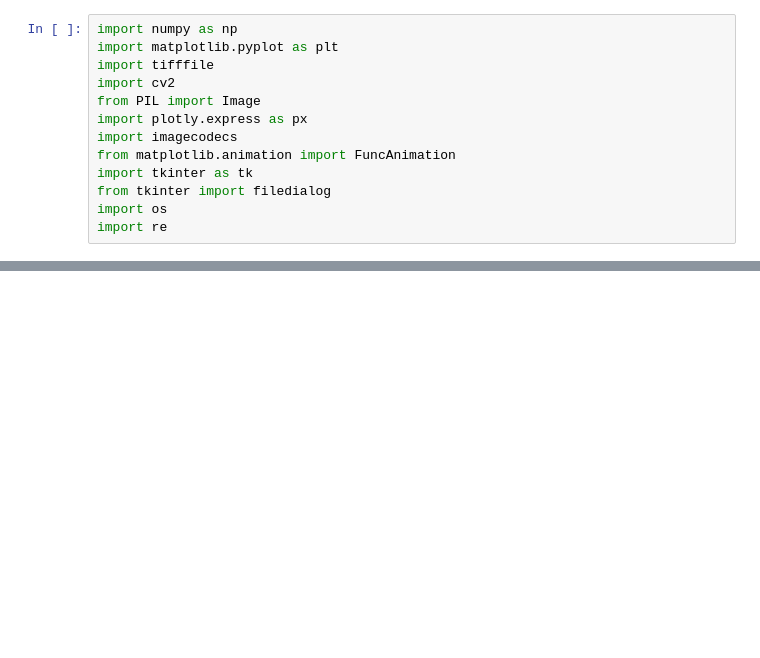
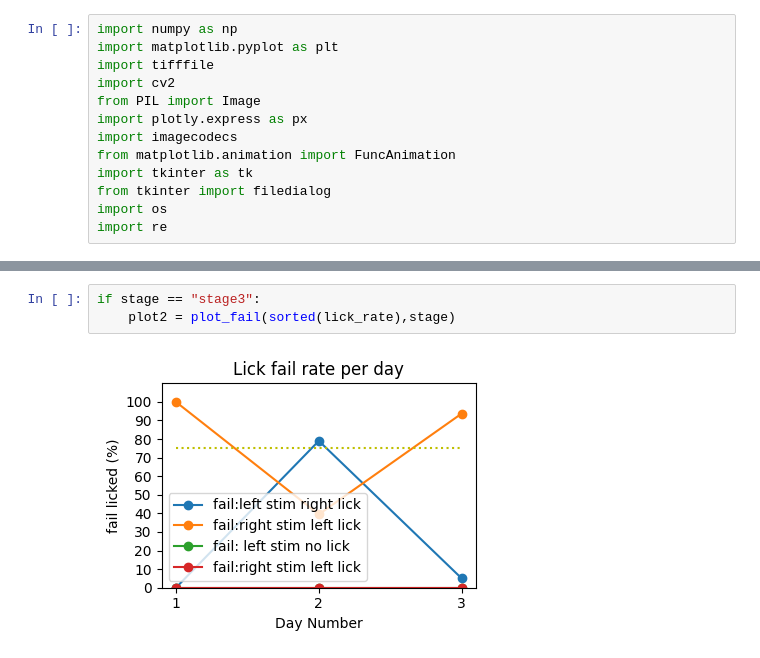
Before and after one commit to ktrap06/corticalanalysis, a Jupyter notebook: Behavioural_notebook/test.ipynb, the cells around one changed output, grey strips where cells are left out. Cells and saved outputs as stored; diff of their text form; blank space fills up the shorter version.

```diff
--- a/Behavioural_notebook/test.ipynb
+++ b/Behavioural_notebook/test.ipynb
@@ -166,0 +220,5 @@ plot = plot_array(sorted(lick_rate),stage, export_path)
+# %%
+if stage == "stage3":
+    plot2 = plot_fail(sorted(lick_rate),stage)
+# %% [output]
+[figure, added]
```
Also changed, not shown: parts of 5 cells of this notebook, 1 other file.
